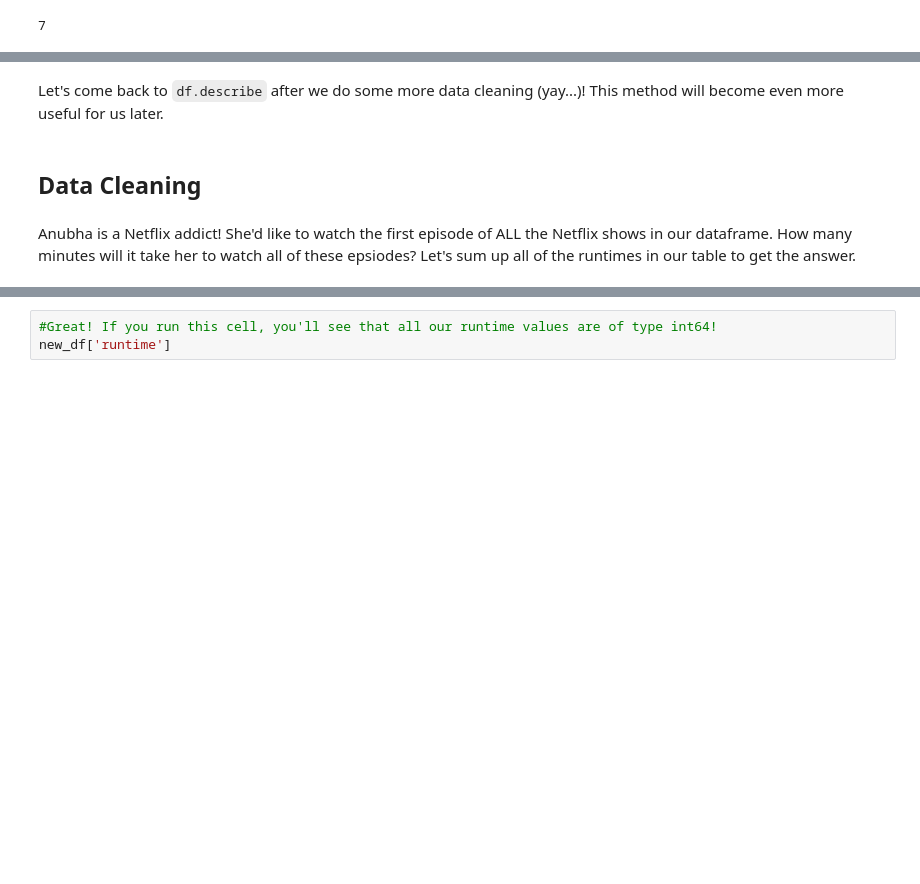
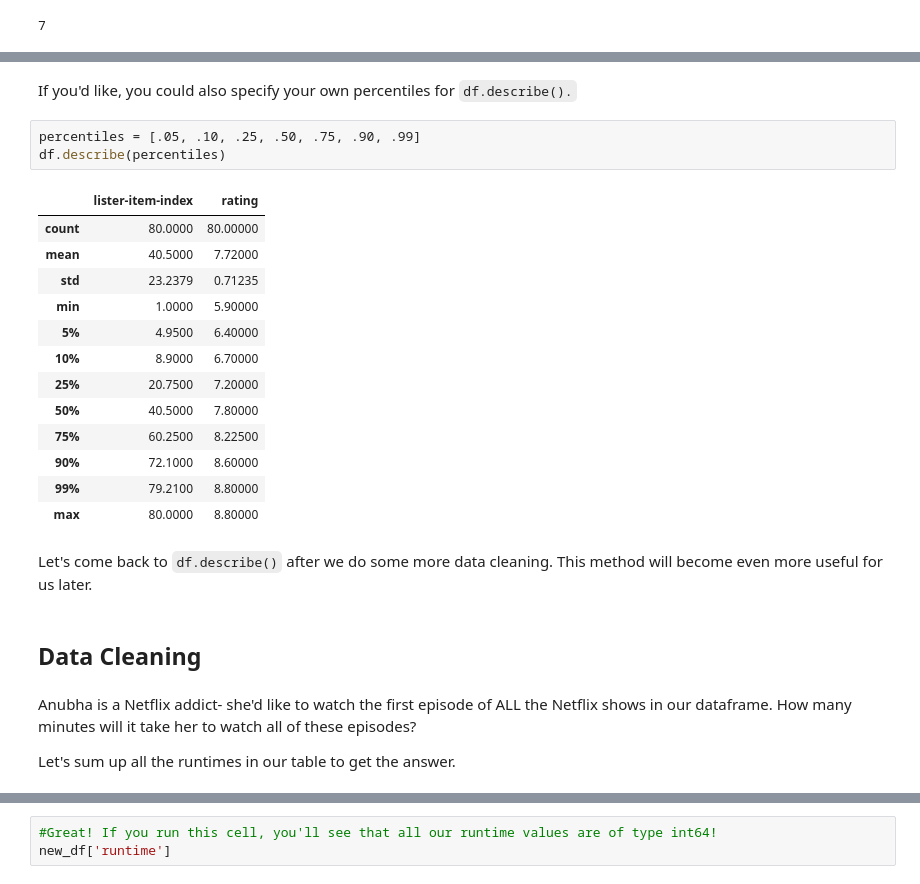
Before and after one commit to leifwalsh/data-analysis-problem-sets, a Jupyter notebook: 5-data-oriented-thinking/Introductory Data Analysis.ipynb, the cells around one changed output, grey strips where cells are left out. Cells and saved outputs as stored; diff of their text form; blank space fills up the shorter version.

```diff
--- a/5-data-oriented-thinking/Introductory Data Analysis.ipynb
+++ b/5-data-oriented-thinking/Introductory Data Analysis.ipynb
@@ -190,7 +213,28 @@ We also learned that the max rating achieved by any show was 8.8
+# %% [markdown]
+If you'd like, you could also specify your own percentiles for `df.describe().`
+# %%
+percentiles = [.05, .10, .25, .50, .75, .90, .99]
+df.describe(percentiles)
+# %% [output]
+|  | lister-item-index | rating |
+| count | 80.0000 | 80.00000 |
+| mean | 40.5000 | 7.72000 |
+| std | 23.2379 | 0.71235 |
+| min | 1.0000 | 5.90000 |
+| 5% | 4.9500 | 6.40000 |
+| 10% | 8.9000 | 6.70000 |
+| 25% | 20.7500 | 7.20000 |
+| 50% | 40.5000 | 7.80000 |
+| 75% | 60.2500 | 8.22500 |
+| 90% | 72.1000 | 8.60000 |
+| 99% | 79.2100 | 8.80000 |
+| max | 80.0000 | 8.80000 |
 # %% [markdown]
-Let's come back to `df.describe` after we do some more data cleaning (yay...)! This method will become even more useful for us later.
+Let's come back to `df.describe()` after we do some more data cleaning. This method will become even more useful for us later.
 # %% [markdown]
 ## Data Cleaning
 # %% [markdown]
-Anubha is a Netflix addict! She'd like to watch the first episode of ALL the Netflix shows in our dataframe. How many minutes will it take her to watch all of these epsiodes? Let's sum up all of the runtimes in our table to get the answer.
+Anubha is a Netflix addict- she'd like to watch the first episode of ALL the Netflix shows in our dataframe. How many minutes will it take her to watch all of these episodes?
+
+Let's sum up all the runtimes in our table to get the answer.
 # %%
```
Also changed, not shown: parts of 56 cells of this notebook.
